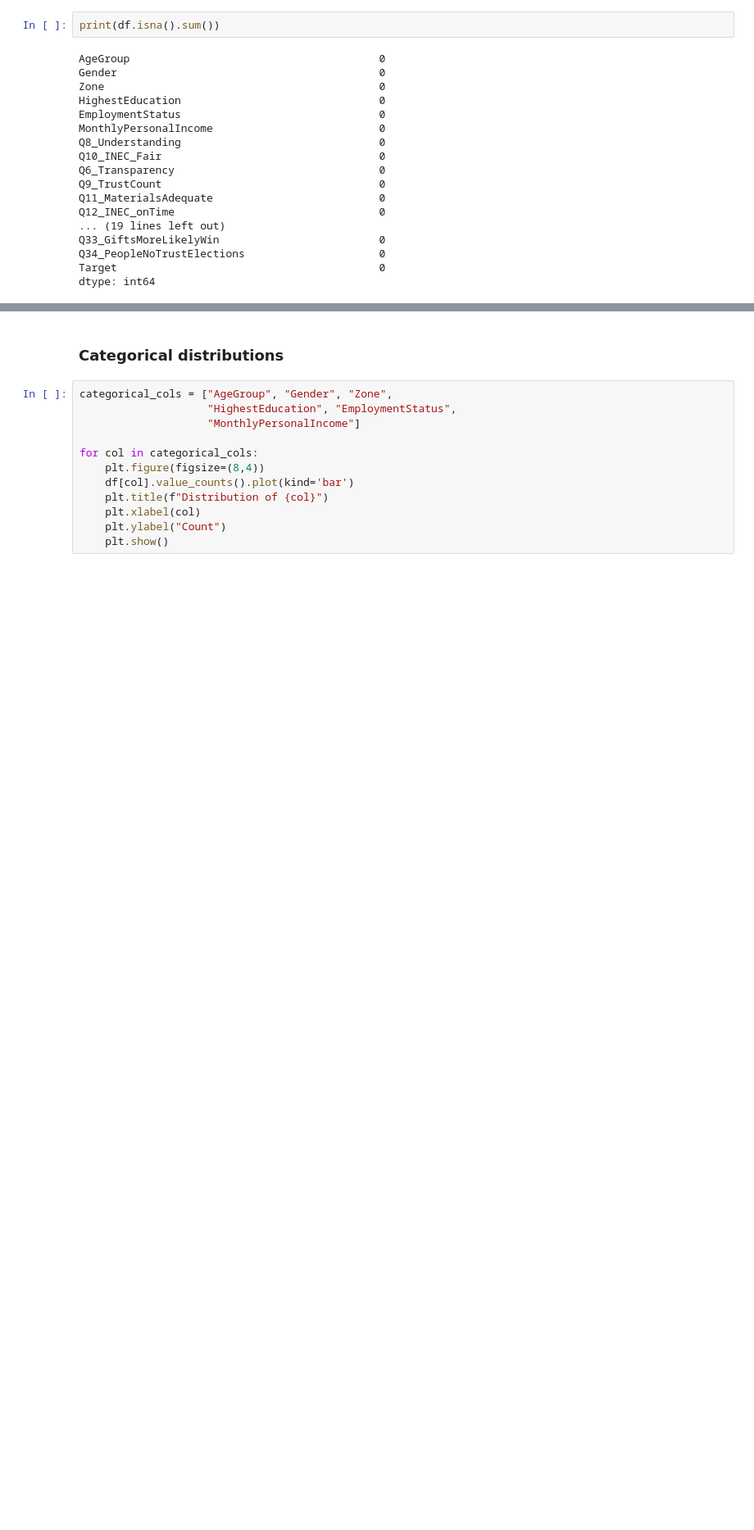
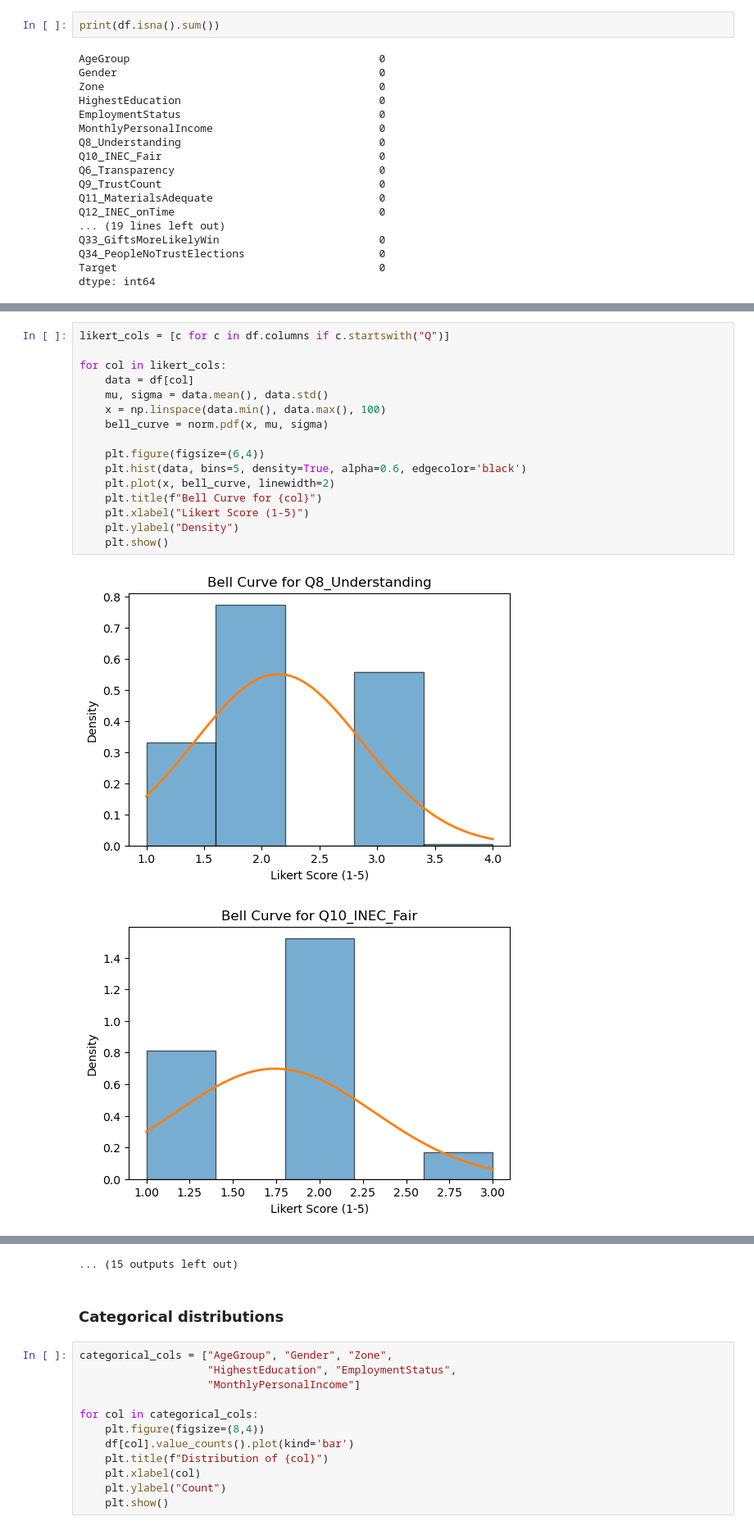
Before and after one commit to monkeyband114/Blockchaindataanalysis, a Jupyter notebook: EDA on system.ipynb, the cells around one changed output, grey strips where cells are left out. Shown at 82% size. Drawn from its saved outputs; the diff is of its cells as text; blank space fills up the shorter version.

```diff
--- a/EDA on system.ipynb
+++ b/EDA on system.ipynb
@@ -78,0 +157,19 @@ dtype: int64
+# %%
+likert_cols = [c for c in df.columns if c.startswith("Q")]
+
+for col in likert_cols:
+    data = df[col]
+    mu, sigma = data.mean(), data.std()
+    x = np.linspace(data.min(), data.max(), 100)
+    bell_curve = norm.pdf(x, mu, sigma)
+
+    plt.figure(figsize=(6,4))
+    plt.hist(data, bins=5, density=True, alpha=0.6, edgecolor='black')
+    plt.plot(x, bell_curve, linewidth=2)
+    plt.title(f"Bell Curve for {col}")
+    plt.xlabel("Likert Score (1-5)")
+    plt.ylabel("Density")
+    plt.show()
+# %% [output]
+[figure, added]
+[figure, added]
@@ -79,3 +186,4 @@ dtype: int64
+... (15 outputs left out)
 # %% [markdown]
 ### Categorical distributions
 # %%
```
Also changed, not shown: parts of 9 cells of this notebook, 1 other file.
